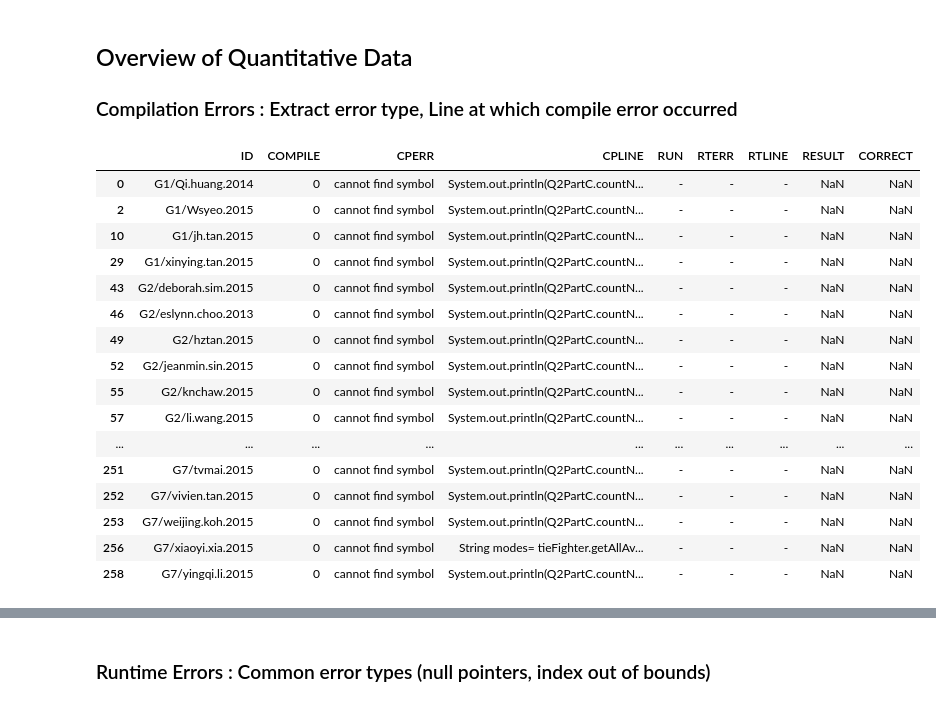
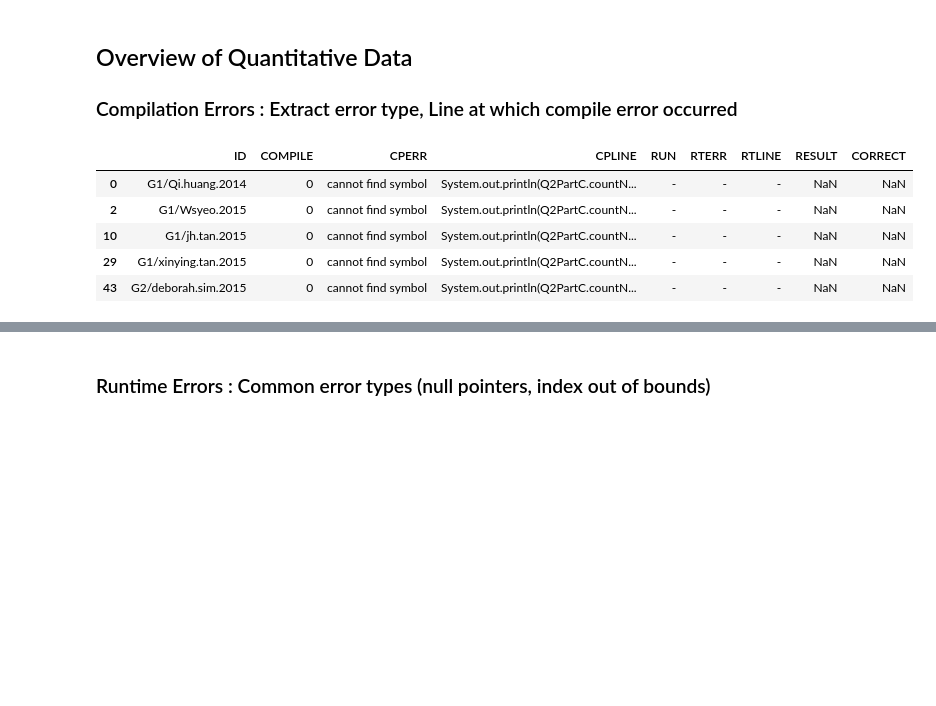
Before and after one commit to behminyan/IS470, a Jupyter notebook: IS470 Data Visualisation.ipynb, the cells around one changed output, grey strips where cells are left out. Cells and saved outputs as stored; diff of their text form; code cells hidden in the pictures; blank space fills up the shorter version.

```diff
--- a/IS470 Data Visualisation.ipynb
+++ b/IS470 Data Visualisation.ipynb
@@ -60,26 +60,15 @@ Name: CORRECT, dtype: int64
 ### Compilation Errors : Extract error type, Line at which compile error occurred
 # %%
 # Print (a sample of) instances where compilation failed
-# specifically of the error "cannot find symbol"
+# specifically of the error "cannot find symbol": most common error, around 40/76
 # Note: this error is most frequent. And occurs at the same line for almost every student who committed the error
 
-train_all2C[train_all2C.COMPILE == 0][train_all2C.CPERR == "cannot find symbol"]
+train_all2C[train_all2C.COMPILE == 0][train_all2C.CPERR == "cannot find symbol"].head(5)
 # %% [output]
 |  | ID | COMPILE | CPERR | CPLINE | RUN | RTERR | RTLINE | RESULT | CORRECT |
 | 0 | G1/Qi.huang.2014 | 0 | cannot find symbol | System.out.println(Q2PartC.countN... | - | - | - | NaN | NaN |
 | 2 | G1/Wsyeo.2015 | 0 | cannot find symbol | System.out.println(Q2PartC.countN... | - | - | - | NaN | NaN |
 | 10 | G1/jh.tan.2015 | 0 | cannot find symbol | System.out.println(Q2PartC.countN... | - | - | - | NaN | NaN |
 | 29 | G1/xinying.tan.2015 | 0 | cannot find symbol | System.out.println(Q2PartC.countN... | - | - | - | NaN | NaN |
 | 43 | G2/deborah.sim.2015 | 0 | cannot find symbol | System.out.println(Q2PartC.countN... | - | - | - | NaN | NaN |
-| 46 | G2/eslynn.choo.2013 | 0 | cannot find symbol | System.out.println(Q2PartC.countN... | - | - | - | NaN | NaN |
-| 49 | G2/hztan.2015 | 0 | cannot find symbol | System.out.println(Q2PartC.countN... | - | - | - | NaN | NaN |
-| 52 | G2/jeanmin.sin.2015 | 0 | cannot find symbol | System.out.println(Q2PartC.countN... | - | - | - | NaN | NaN |
-| 55 | G2/knchaw.2015 | 0 | cannot find symbol | System.out.println(Q2PartC.countN... | - | - | - | NaN | NaN |
-| 57 | G2/li.wang.2015 | 0 | cannot find symbol | System.out.println(Q2PartC.countN... | - | - | - | NaN | NaN |
-| ... | ... | ... | ... | ... | ... | ... | ... | ... | ... |
-| 251 | G7/tvmai.2015 | 0 | cannot find symbol | System.out.println(Q2PartC.countN... | - | - | - | NaN | NaN |
-| 252 | G7/vivien.tan.2015 | 0 | cannot find symbol | System.out.println(Q2PartC.countN... | - | - | - | NaN | NaN |
-| 253 | G7/weijing.koh.2015 | 0 | cannot find symbol | System.out.println(Q2PartC.countN... | - | - | - | NaN | NaN |
-| 256 | G7/xiaoyi.xia.2015 | 0 | cannot find symbol | String modes= tieFighter.getAllAv... | - | - | - | NaN | NaN |
-| 258 | G7/yingqi.li.2015 | 0 | cannot find symbol | System.out.println(Q2PartC.countN... | - | - | - | NaN | NaN |
 # %%
```
Also changed, not shown: parts of 3 cells of this notebook.
